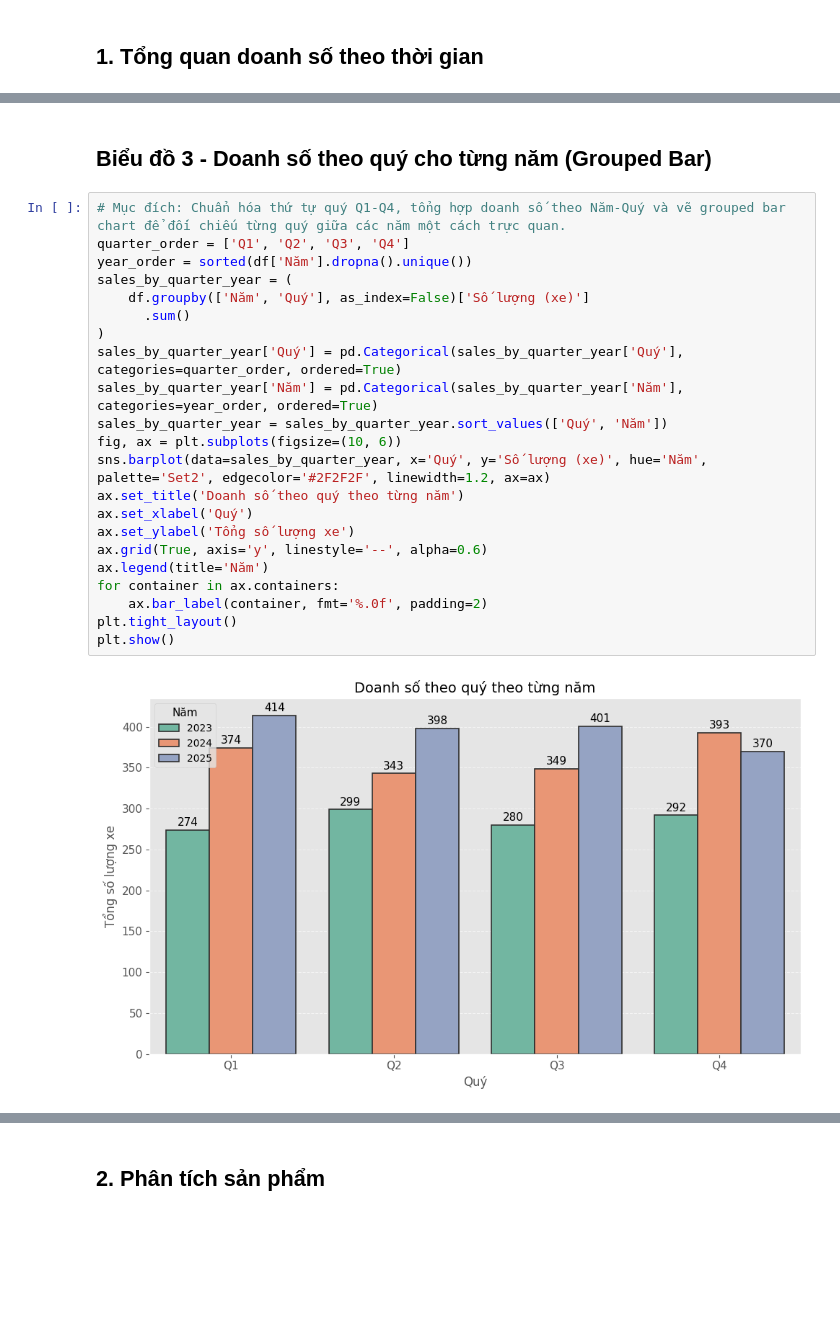
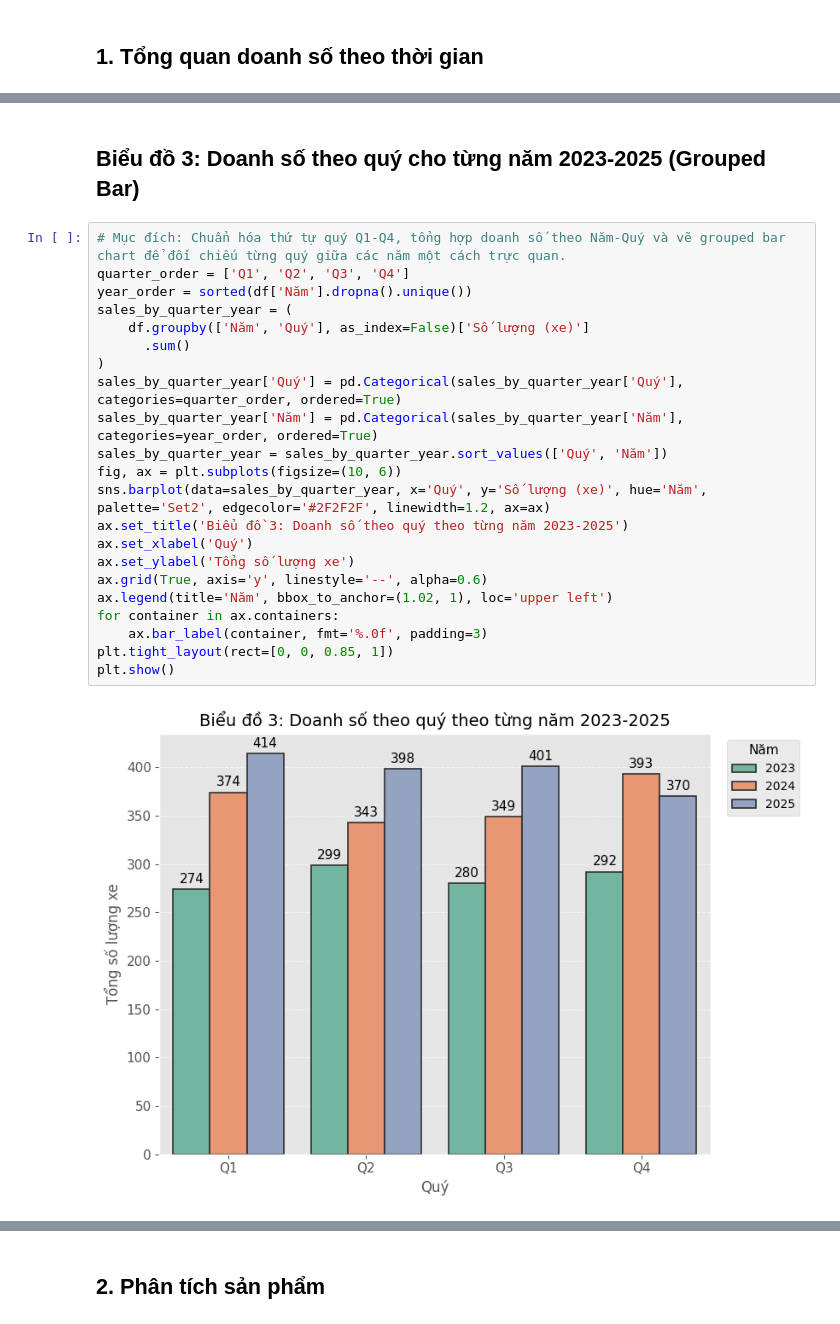
Before and after one commit to lemon-01/cd3, a Jupyter notebook: Ford_Sales_Analysis_2023_2025.ipynb, the cells around one changed output, grey strips where cells are left out. Saved outputs shown, nothing was run; the diff lists cells and outputs as text; blank space fills up the shorter version.

```diff
--- a/Ford_Sales_Analysis_2023_2025.ipynb
+++ b/Ford_Sales_Analysis_2023_2025.ipynb
@@ -136,29 +150,29 @@ plt.show()
 - Nguyên nhân có thể: Kinh tế vĩ mô, thay đổi danh mục xe, chính sách bán hàng.
 - Đề xuất hành động: Dùng năm tốt làm benchmark KPI và tối ưu nguồn lực.
 # %% [markdown]
-## Biểu đồ 3 - Doanh số theo quý cho từng năm (Grouped Bar)
+## Biểu đồ 3: Doanh số theo quý cho từng năm 2023-2025 (Grouped Bar)
 # %%
 # Mục đích: Chuẩn hóa thứ tự quý Q1-Q4, tổng hợp doanh số theo Năm-Quý và vẽ grouped bar chart để đối chiếu từng quý giữa các năm một cách trực quan.
 quarter_order = ['Q1', 'Q2', 'Q3', 'Q4']
 year_order = sorted(df['Năm'].dropna().unique())
 sales_by_quarter_year = (
     df.groupby(['Năm', 'Quý'], as_index=False)['Số lượng (xe)']
       .sum()
 )
 sales_by_quarter_year['Quý'] = pd.Categorical(sales_by_quarter_year['Quý'], categories=quarter_order, ordered=True)
 sales_by_quarter_year['Năm'] = pd.Categorical(sales_by_quarter_year['Năm'], categories=year_order, ordered=True)
 sales_by_quarter_year = sales_by_quarter_year.sort_values(['Quý', 'Năm'])
 fig, ax = plt.subplots(figsize=(10, 6))
 sns.barplot(data=sales_by_quarter_year, x='Quý', y='Số lượng (xe)', hue='Năm', palette='Set2', edgecolor='#2F2F2F', linewidth=1.2, ax=ax)
-ax.set_title('Doanh số theo quý theo từng năm')
+ax.set_title('Biểu đồ 3: Doanh số theo quý theo từng năm 2023-2025')
 ax.set_xlabel('Quý')
 ax.set_ylabel('Tổng số lượng xe')
 ax.grid(True, axis='y', linestyle='--', alpha=0.6)
-ax.legend(title='Năm')
+ax.legend(title='Năm', bbox_to_anchor=(1.02, 1), loc='upper left')
 for container in ax.containers:
-    ax.bar_label(container, fmt='%.0f', padding=2)
-plt.tight_layout()
+    ax.bar_label(container, fmt='%.0f', padding=3)
+plt.tight_layout(rect=[0, 0, 0.85, 1])
 plt.show()
 # %% [output]
-[figure, old version]
+[figure, new version]
 # %% [markdown]
```
Also changed, not shown: parts of 46 cells of this notebook, 1 other file.
